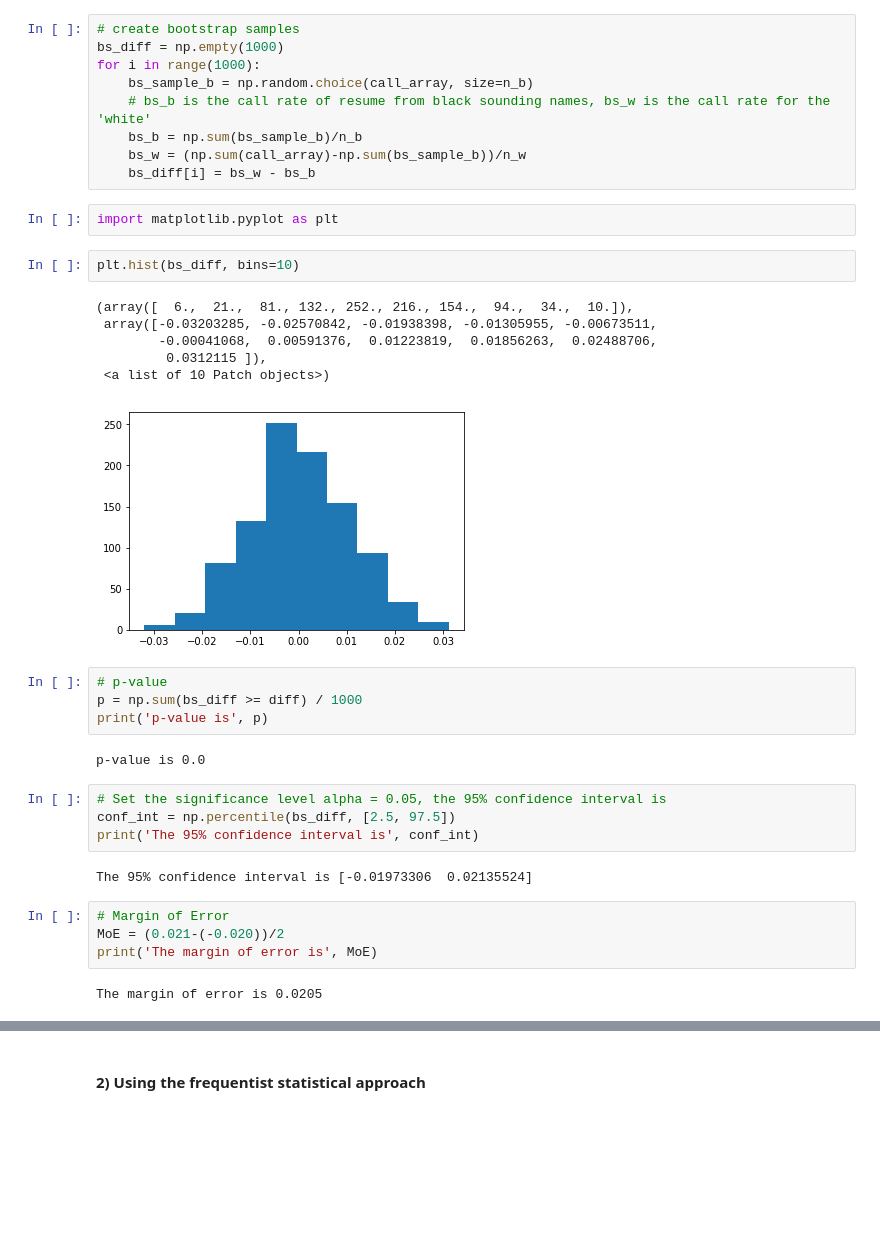
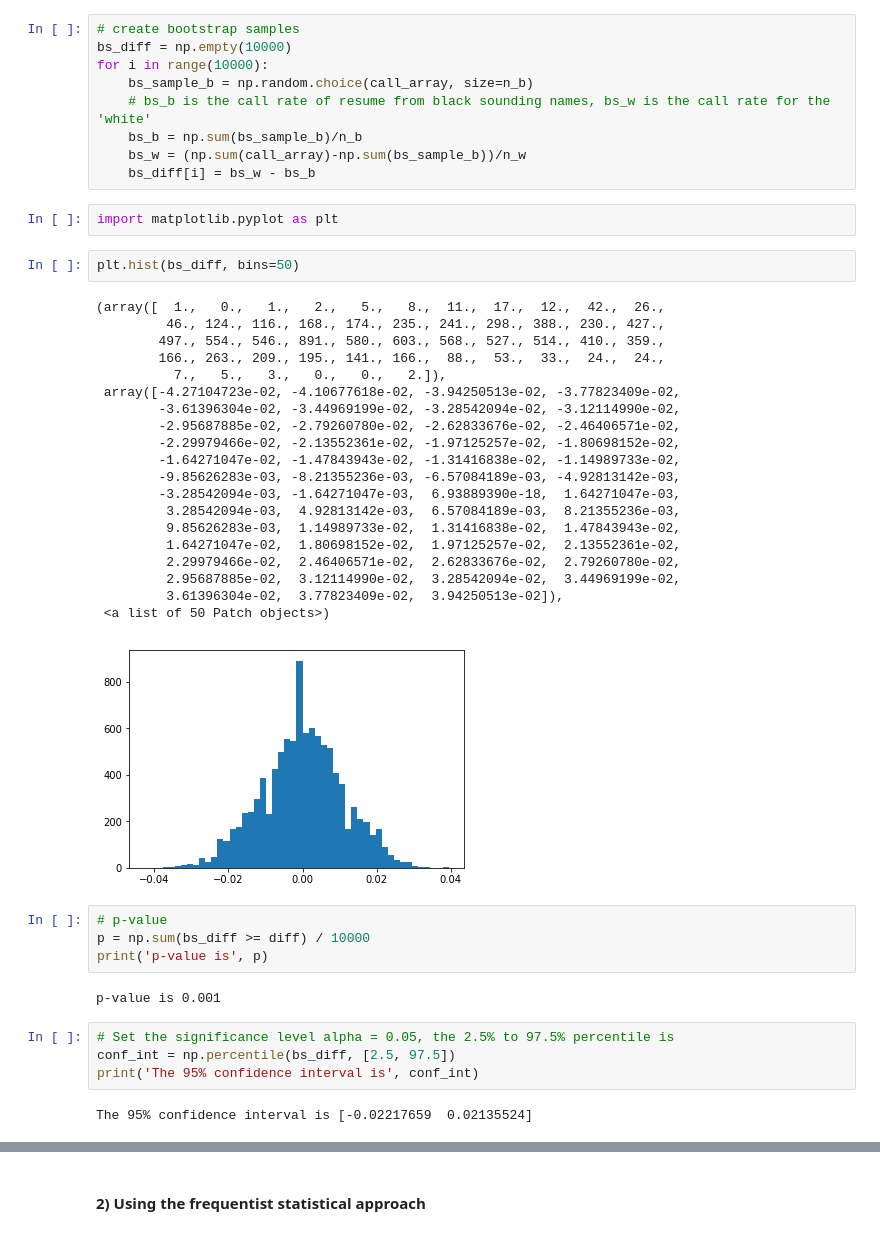
Before and after one commit to forheart81/Data-Science, a Jupyter notebook: sliderule_dsi_inferential_statistics_exercise_2.ipynb, the cells around one changed output, grey strips where cells are left out. Saved outputs shown, nothing was run; the diff lists cells and outputs as text; blank space fills up the shorter version.

```diff
--- a/sliderule_dsi_inferential_statistics_exercise_2.ipynb
+++ b/sliderule_dsi_inferential_statistics_exercise_2.ipynb
@@ -108,8 +108,8 @@ diff
 0.032032854209445585
 # %%
 # create bootstrap samples
-bs_diff = np.empty(1000)
-for i in range(1000):
+bs_diff = np.empty(10000)
+for i in range(10000):
     bs_sample_b = np.random.choice(call_array, size=n_b)
     # bs_b is the call rate of resume from black sounding names, bs_w is the call rate for the 'white'
     bs_b = np.sum(bs_sample_b)/n_b
@@ -118,29 +118,37 @@ for i in range(1000):
 # %%
 import matplotlib.pyplot as plt
 # %%
-plt.hist(bs_diff, bins=10)
+plt.hist(bs_diff, bins=50)
 # %% [output]
-(array([  6.,  21.,  81., 132., 252., 216., 154.,  94.,  34.,  10.]),
- array([-0.03203285, -0.02570842, -0.01938398, -0.01305955, -0.00673511,
-        -0.00041068,  0.00591376,  0.01223819,  0.01856263,  0.02488706,
-         0.0312115 ]),
- <a list of 10 Patch objects>)
+(array([  1.,   0.,   1.,   2.,   5.,   8.,  11.,  17.,  12.,  42.,  26.,
+         46., 124., 116., 168., 174., 235., 241., 298., 388., 230., 427.,
+        497., 554., 546., 891., 580., 603., 568., 527., 514., 410., 359.,
+        166., 263., 209., 195., 141., 166.,  88.,  53.,  33.,  24.,  24.,
+          7.,   5.,   3.,   0.,   0.,   2.]),
+ array([-4.27104723e-02, -4.10677618e-02, -3.94250513e-02, -3.77823409e-02,
+        -3.61396304e-02, -3.44969199e-02, -3.28542094e-02, -3.12114990e-02,
+        -2.95687885e-02, -2.79260780e-02, -2.62833676e-02, -2.46406571e-02,
+        -2.29979466e-02, -2.13552361e-02, -1.97125257e-02, -1.80698152e-02,
+        -1.64271047e-02, -1.47843943e-02, -1.31416838e-02, -1.14989733e-02,
+        -9.85626283e-03, -8.21355236e-03, -6.57084189e-03, -4.92813142e-03,
+        -3.28542094e-03, -1.64271047e-03,  6.93889390e-18,  1.64271047e-03,
+         3.28542094e-03,  4.92813142e-03,  6.57084189e-03,  8.21355236e-03,
+         9.85626283e-03,  1.14989733e-02,  1.31416838e-02,  1.47843943e-02,
+         1.64271047e-02,  1.80698152e-02,  1.97125257e-02,  2.13552361e-02,
+         2.29979466e-02,  2.46406571e-02,  2.62833676e-02,  2.79260780e-02,
+         2.95687885e-02,  3.12114990e-02,  3.28542094e-02,  3.44969199e-02,
+         3.61396304e-02,  3.77823409e-02,  3.94250513e-02]),
+ <a list of 50 Patch objects>)
-[figure, old version]
+[figure, new version]
 # %%
 # p-value
-p = np.sum(bs_diff >= diff) / 1000
+p = np.sum(bs_diff >= diff) / 10000
 print('p-value is', p)
 # %% [output]
-p-value is 0.0
+p-value is 0.001
 # %%
-# Set the significance level alpha = 0.05, the 95% confidence interval is
+# Set the significance level alpha = 0.05, the 2.5% to 97.5% percentile is
 conf_int = np.percentile(bs_diff, [2.5, 97.5])
 print('The 95% confidence interval is', conf_int)
 # %% [output]
-The 95% confidence interval is [-0.01973306  0.02135524]
+The 95% confidence interval is [-0.02217659  0.02135524]
-# %%
-# Margin of Error
-MoE = (0.021-(-0.020))/2
-print('The margin of error is', MoE)
-# %% [output]
-The margin of error is 0.0205
```
Also changed, not shown: parts of 6 cells of this notebook.
